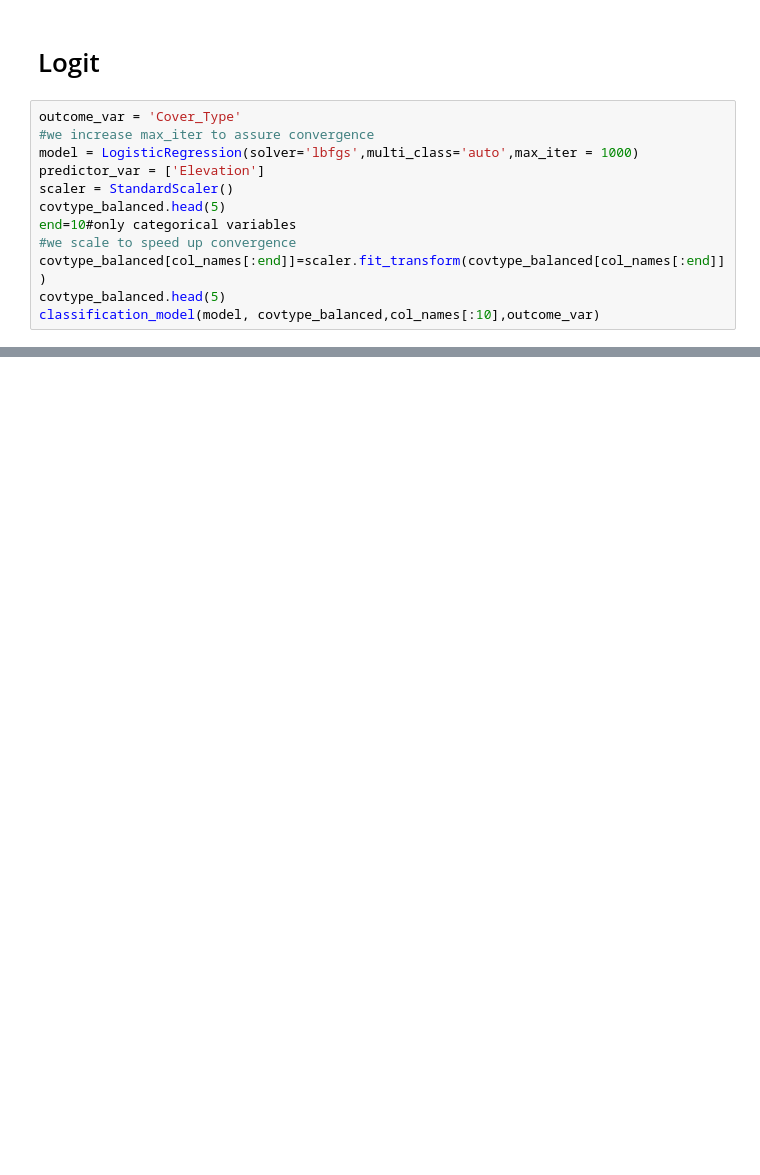
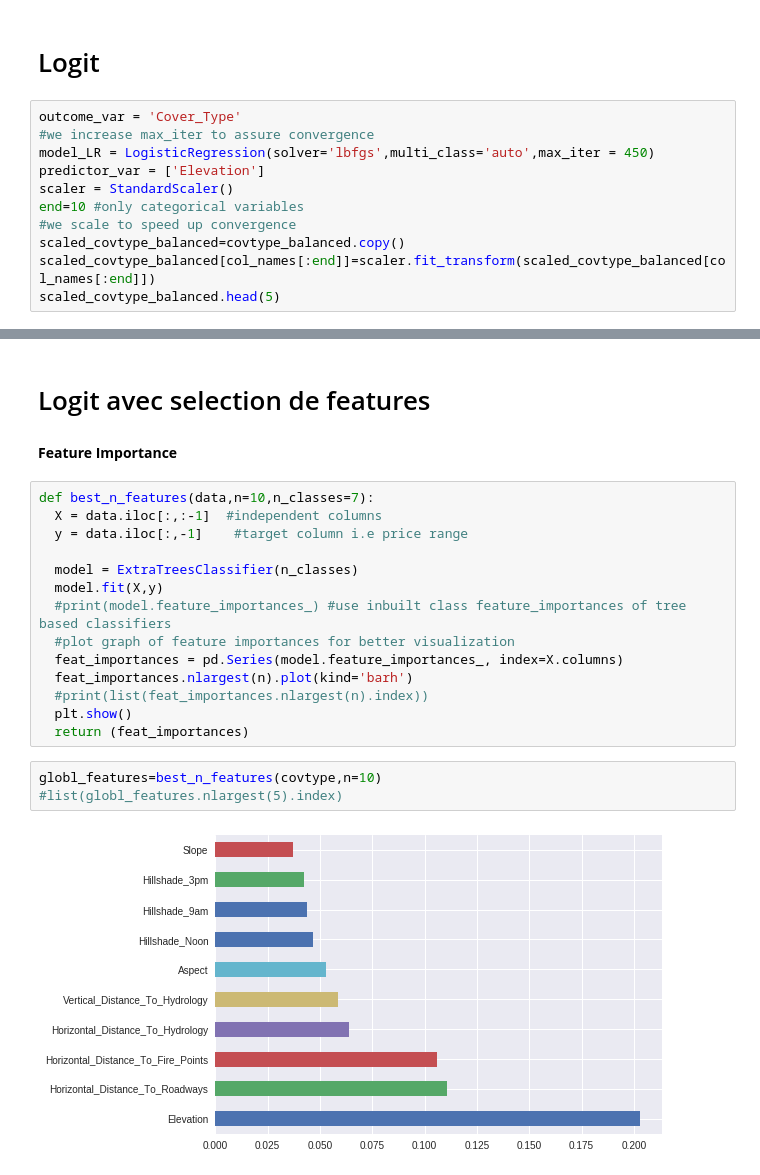
Before and after one commit to RomaricKanyamibwa/ForestCoverTypePrediction, a Jupyter notebook: ForestCoverTypePrediction_ACP.ipynb, the cells around one changed output, grey strips where cells are left out. Cells and saved outputs as stored; diff of their text form; blank space fills up the shorter version.

Commit message:
Classifiers

```diff
--- a/ForestCoverTypePrediction_ACP.ipynb
+++ b/ForestCoverTypePrediction_ACP.ipynb
@@ -156,13 +194,12 @@ def classification_model(model, data, predictors, outcome):
 # %%
 outcome_var = 'Cover_Type'
 #we increase max_iter to assure convergence
-model = LogisticRegression(solver='lbfgs',multi_class='auto',max_iter = 1000)
+model_LR = LogisticRegression(solver='lbfgs',multi_class='auto',max_iter = 450)
 predictor_var = ['Elevation']
 scaler = StandardScaler()
-covtype_balanced.head(5)
-end=10#only categorical variables
+end=10 #only categorical variables
 #we scale to speed up convergence
-covtype_balanced[col_names[:end]]=scaler.fit_transform(covtype_balanced[col_names[:end]])
-covtype_balanced.head(5)
-classification_model(model, covtype_balanced,col_names[:10],outcome_var)
+scaled_covtype_balanced=covtype_balanced.copy()
+scaled_covtype_balanced[col_names[:end]]=scaler.fit_transform(scaled_covtype_balanced[col_names[:end]])
+scaled_covtype_balanced.head(5)
 # %% [output]
@@ -170,0 +263,23 @@ Cross-Validation Score : 63.924%
+# %% [markdown]
+# Logit avec selection de features
+# %% [markdown]
+**Feature Importance**
+# %%
+def best_n_features(data,n=10,n_classes=7):
+  X = data.iloc[:,:-1]  #independent columns
+  y = data.iloc[:,-1]    #target column i.e price range
+
+  model = ExtraTreesClassifier(n_classes)
+  model.fit(X,y)
+  #print(model.feature_importances_) #use inbuilt class feature_importances of tree based classifiers
+  #plot graph of feature importances for better visualization
+  feat_importances = pd.Series(model.feature_importances_, index=X.columns)
+  feat_importances.nlargest(n).plot(kind='barh')
+  #print(list(feat_importances.nlargest(n).index))
+  plt.show()
+  return (feat_importances)
+# %%
+globl_features=best_n_features(covtype,n=10)
+#list(globl_features.nlargest(5).index)
+# %% [output]
+[figure, added]
```
Also changed, not shown: parts of 30 cells of this notebook.
